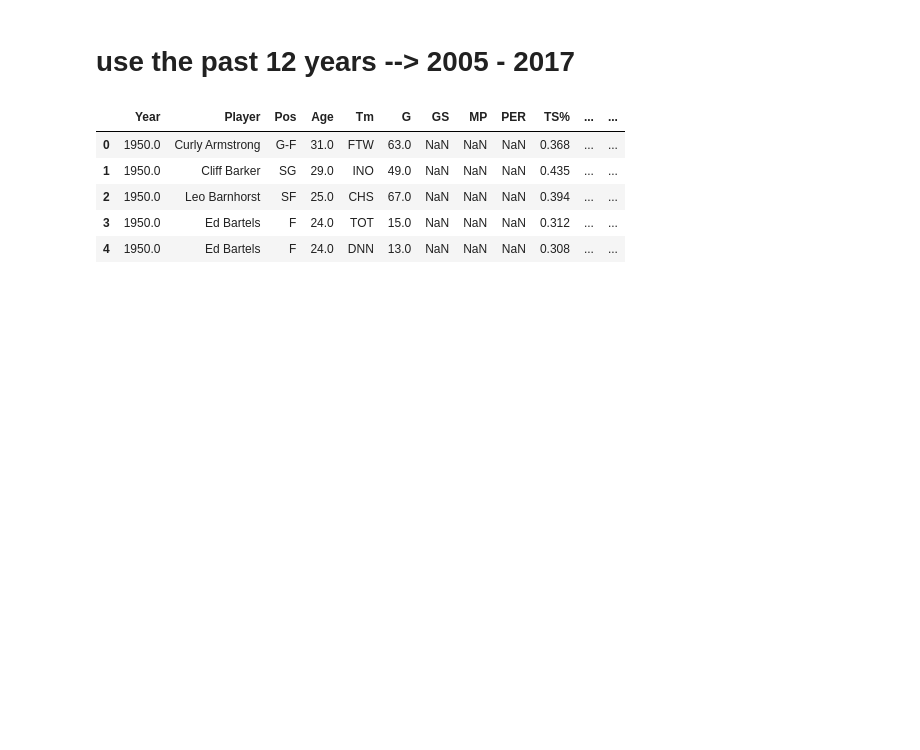
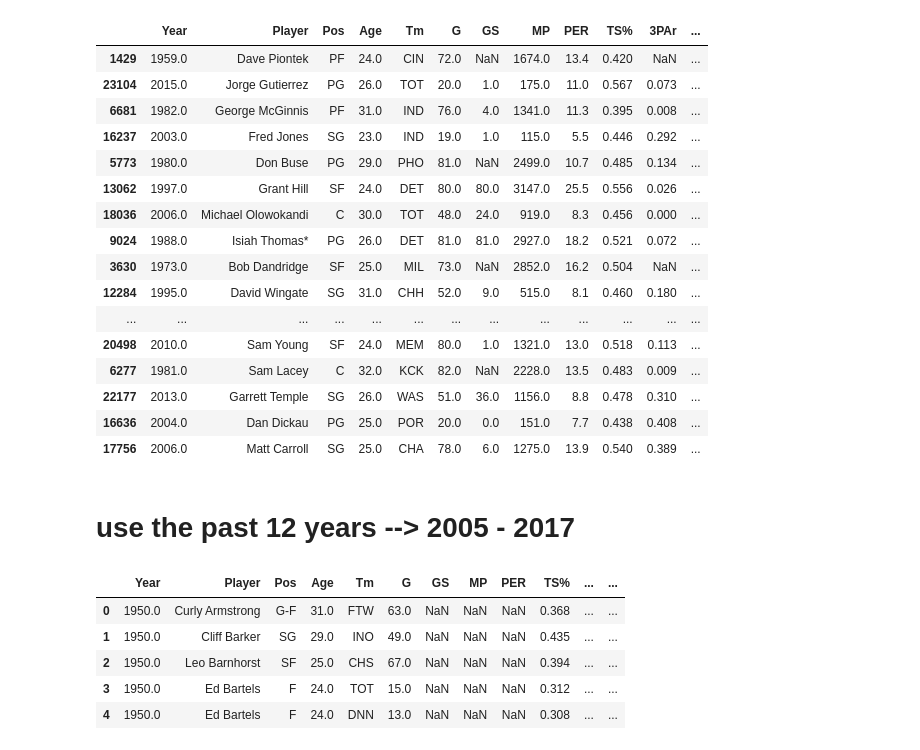
Before and after one commit to eranblack/Capstone, a Jupyter notebook: EDA.ipynb, the cells around one changed output. Drawn from its saved outputs; the diff is of its cells as text; code cells hidden in the pictures; blank space fills up the shorter version.

```diff
--- a/EDA.ipynb
+++ b/EDA.ipynb
@@ -5,8 +5,29 @@ import matplotlib.pyplot as plt
 import requests
 from bs4 import BeautifulSoup
 %matplotlib inline
+pd.set_option("display.max_columns", 2000)
 # %%
 df_full=pd.read_csv('data/Seasons_Stats.csv')
+# %%
+df_full.sample(20)
+# %% [output]
+|  | Year | Player | Pos | Age | Tm | G | GS | MP | PER | TS% | 3PAr | ... |
+| 1429 | 1959.0 | Dave Piontek | PF | 24.0 | CIN | 72.0 | NaN | 1674.0 | 13.4 | 0.420 | NaN | ... |
+| 23104 | 2015.0 | Jorge Gutierrez | PG | 26.0 | TOT | 20.0 | 1.0 | 175.0 | 11.0 | 0.567 | 0.073 | ... |
+| 6681 | 1982.0 | George McGinnis | PF | 31.0 | IND | 76.0 | 4.0 | 1341.0 | 11.3 | 0.395 | 0.008 | ... |
+| 16237 | 2003.0 | Fred Jones | SG | 23.0 | IND | 19.0 | 1.0 | 115.0 | 5.5 | 0.446 | 0.292 | ... |
+| 5773 | 1980.0 | Don Buse | PG | 29.0 | PHO | 81.0 | NaN | 2499.0 | 10.7 | 0.485 | 0.134 | ... |
+| 13062 | 1997.0 | Grant Hill | SF | 24.0 | DET | 80.0 | 80.0 | 3147.0 | 25.5 | 0.556 | 0.026 | ... |
+| 18036 | 2006.0 | Michael Olowokandi | C | 30.0 | TOT | 48.0 | 24.0 | 919.0 | 8.3 | 0.456 | 0.000 | ... |
+| 9024 | 1988.0 | Isiah Thomas* | PG | 26.0 | DET | 81.0 | 81.0 | 2927.0 | 18.2 | 0.521 | 0.072 | ... |
+| 3630 | 1973.0 | Bob Dandridge | SF | 25.0 | MIL | 73.0 | NaN | 2852.0 | 16.2 | 0.504 | NaN | ... |
+| 12284 | 1995.0 | David Wingate | SG | 31.0 | CHH | 52.0 | 9.0 | 515.0 | 8.1 | 0.460 | 0.180 | ... |
+| ... | ... | ... | ... | ... | ... | ... | ... | ... | ... | ... | ... | ... |
+| 20498 | 2010.0 | Sam Young | SF | 24.0 | MEM | 80.0 | 1.0 | 1321.0 | 13.0 | 0.518 | 0.113 | ... |
+| 6277 | 1981.0 | Sam Lacey | C | 32.0 | KCK | 82.0 | NaN | 2228.0 | 13.5 | 0.483 | 0.009 | ... |
+| 22177 | 2013.0 | Garrett Temple | SG | 26.0 | WAS | 51.0 | 36.0 | 1156.0 | 8.8 | 0.478 | 0.310 | ... |
+| 16636 | 2004.0 | Dan Dickau | PG | 25.0 | POR | 20.0 | 0.0 | 151.0 | 7.7 | 0.438 | 0.408 | ... |
+| 17756 | 2006.0 | Matt Carroll | SG | 25.0 | CHA | 78.0 | 6.0 | 1275.0 | 13.9 | 0.540 | 0.389 | ... |
 # %%
 df_full.drop(columns='Unnamed: 0', inplace=True)
 # %%
```
Also changed, not shown: parts of 24 cells of this notebook, 2 other files.
